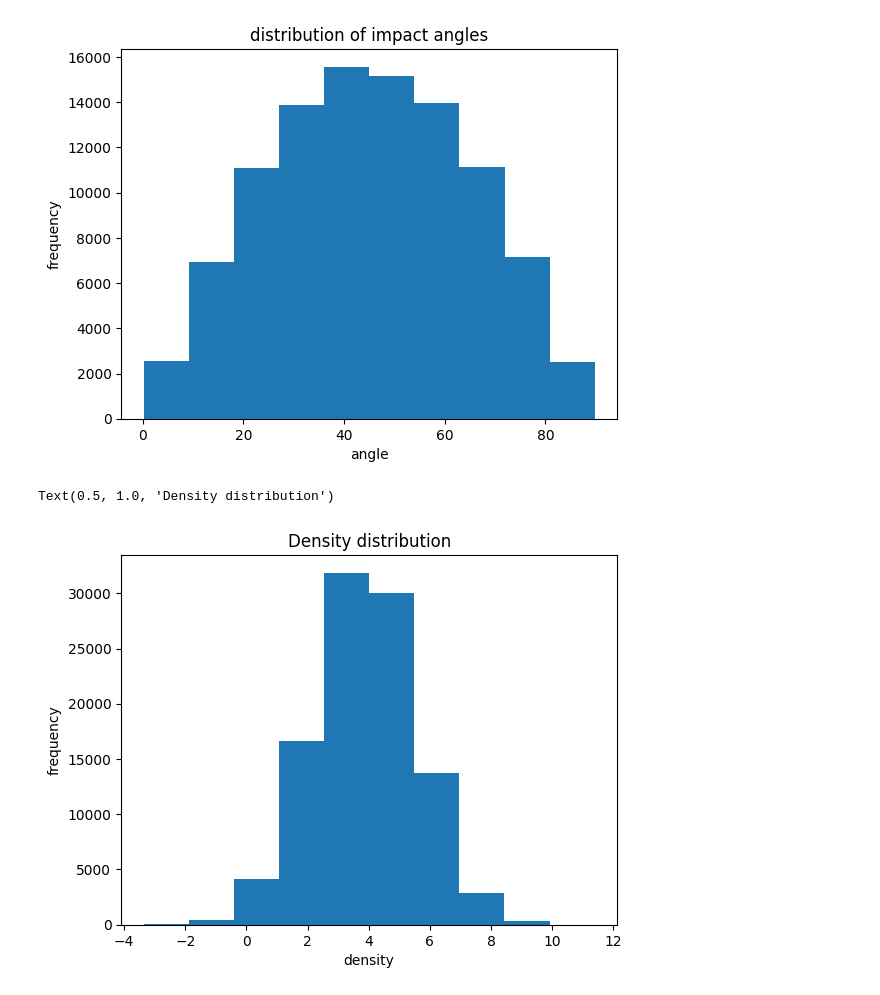
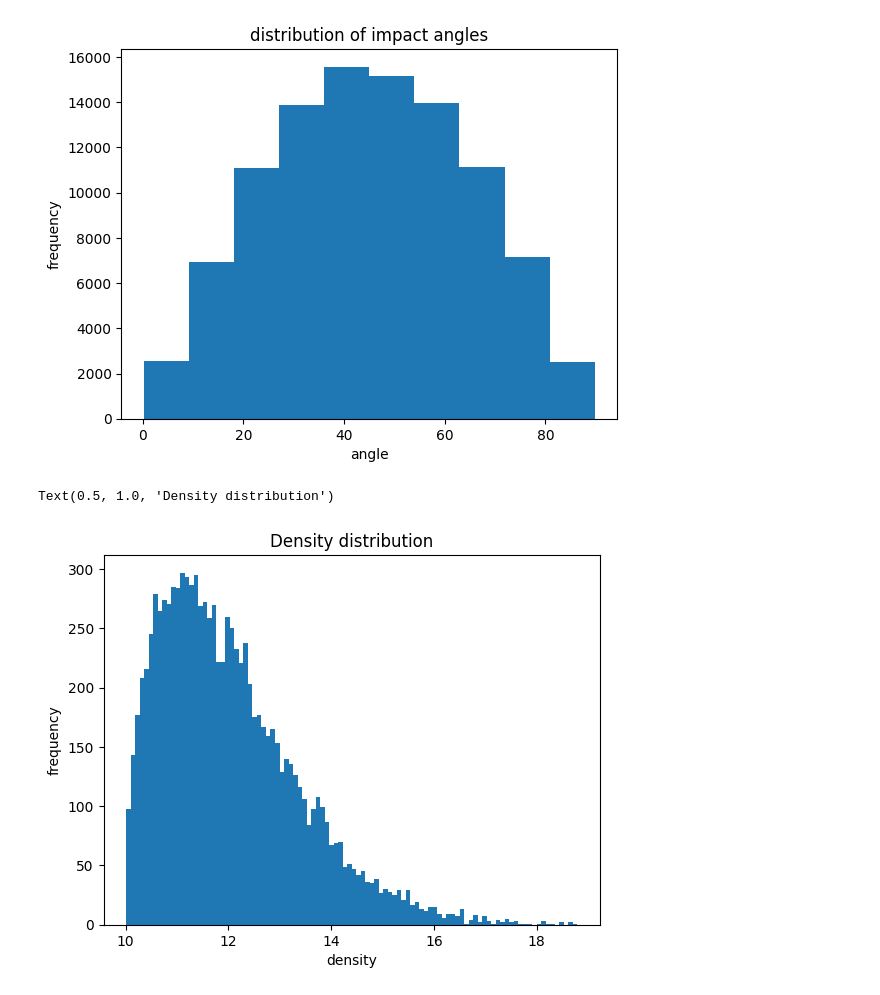
Before and after one commit to jlevitsky/AstroStatsFinal, a Jupyter notebook: FinalNotebook.ipynb, the cells around one changed output. Cells and saved outputs as stored; diff of their text form; code cells hidden in the pictures.

Commit message:
desnity distribution

```diff
--- a/FinalNotebook.ipynb
+++ b/FinalNotebook.ipynb
@@ -48,18 +48,14 @@ plt.show()
 asteroid_types=["H","L","LL","CM","IAB","IIIAB","EUC","DIO","HOW"]
 asteroid_densities=[3.38,3.3,3.19,2.27,6.75,7.15,2.84,3.12,2.86]
 std_densities=[0.19,0.12,0.14,0.13,1.84,0.57,0.13,0.19,0.11]
-fraction_of_total=[34.9,38.9,9.3,4.3,2.5,2.4,3.4,1.1,3.4]
+fraction_of_total=[.349,.389,.093,.043,.025,.024,.034,.011,.034]
 
 # TODO: figure out how to make this distribution correct
 densities=[]
-for _ in range(100000):
-    density=np.random.normal(np.mean(asteroid_densities), np.std(asteroid_densities), size=None)
+#for i in range(len(asteroid_densities)):
+    #number_of_times=1000000*fraction_of_total[i]
+for _ in range(10000):
+       # density=np.random.normal(np.mean(asteroid_densities[i]), np.std(std_densities[i]), size=None)
+       # densities.append(density)
+    density=min(asteroid_densities)*random.weibullvariate(1, 1.5)+10
     densities.append(density)
-
-plt.hist(densities)
-plt.xlabel('density')
-plt.ylabel('frequency')
-plt.title('Density distribution')
-# %% [output]
-Text(0.5, 1.0, 'Density distribution')
-[figure, removed]
@@ -70,3 +62,11 @@ MOON_DENSITY=2550 #kg/m3
+# %%
+plt.hist(densities, bins=100)
+plt.xlabel('density')
+plt.ylabel('frequency')
+plt.title('Density distribution')
+# %% [output]
+Text(0.5, 1.0, 'Density distribution')
+[figure, added]
 # %%
 # Find all craters likely caused by asteroids >140m
 big_craters=[]
```
Also changed, not shown: parts of 2 cells of this notebook.
